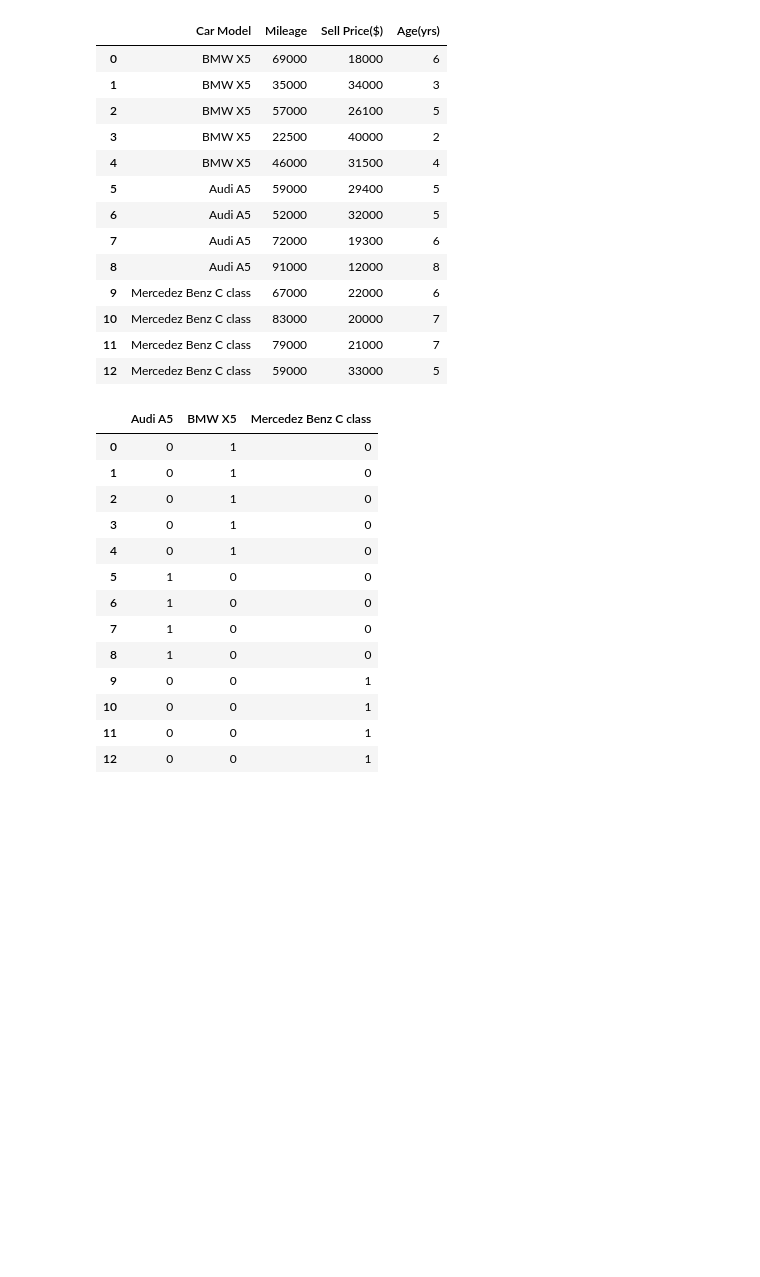
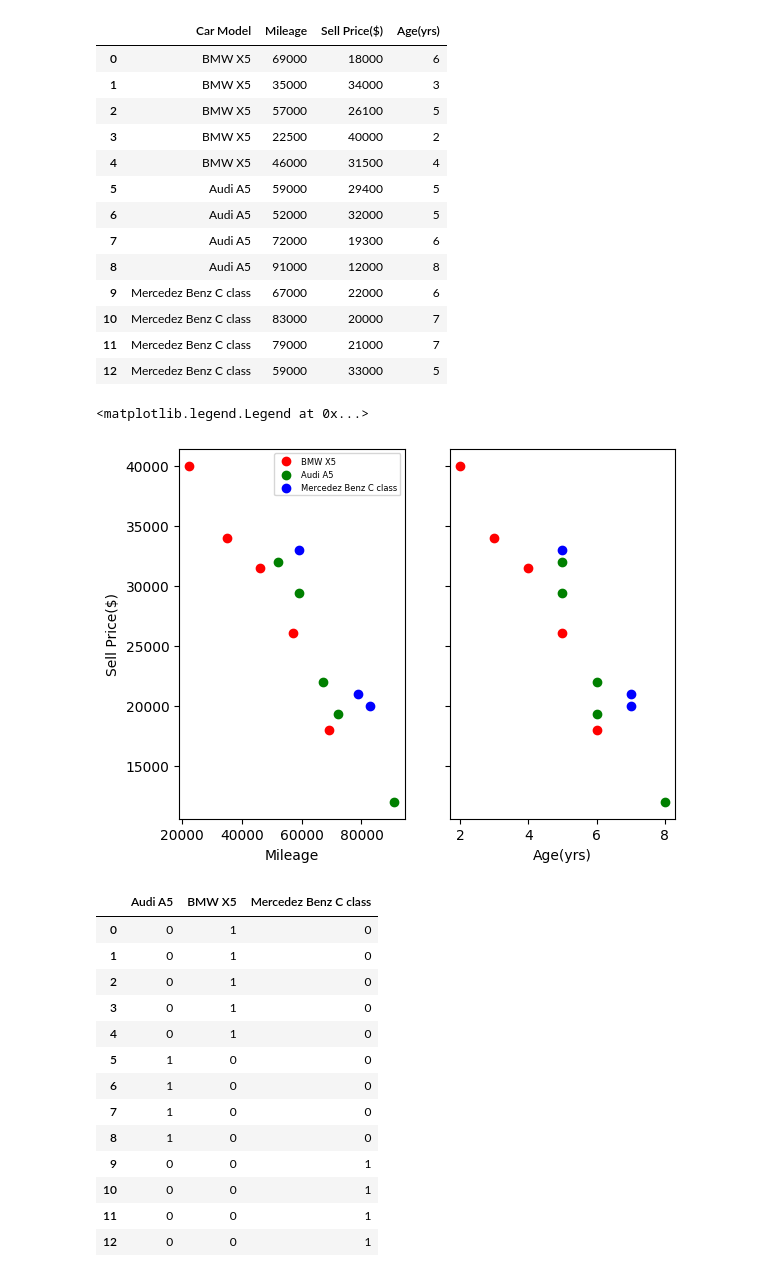
Before and after one commit to samucrespi/ML_basics, a Jupyter notebook: Lesson_05/exercise.ipynb, the cells around one changed output. Saved outputs shown, nothing was run; the diff lists cells and outputs as text; code cells hidden in the pictures; blank space fills up the shorter version.

```diff
--- a/Lesson_05/exercise.ipynb
+++ b/Lesson_05/exercise.ipynb
@@ -27,6 +27,24 @@ df
 | 10 | Mercedez Benz C class | 83000 | 20000 | 7 |
 | 11 | Mercedez Benz C class | 79000 | 21000 | 7 |
 | 12 | Mercedez Benz C class | 59000 | 33000 | 5 |
+# %%
+import matplotlib.pyplot as plt
+%matplotlib inline
+
+fig, axs = plt.subplots(1,2,sharey=True)
+axs[0].scatter(df.Mileage[:5],df["Sell Price($)"][:5],c='r',label="BMW X5")
+axs[0].scatter(df.Mileage[5:10],df["Sell Price($)"][5:10],c='g',label="Audi A5")
+axs[0].scatter(df.Mileage[10:],df["Sell Price($)"][10:],c='b',label="Mercedez Benz C class")
+axs[1].scatter(df["Age(yrs)"][:5],df["Sell Price($)"][:5],c='r',label="BMW X5")
+axs[1].scatter(df["Age(yrs)"][5:10],df["Sell Price($)"][5:10],c='g',label="Audi A5")
+axs[1].scatter(df["Age(yrs)"][10:],df["Sell Price($)"][10:],c='b',label="Mercedez Benz C class")
+axs[0].set_xlabel("Mileage")
+axs[0].set_ylabel("Sell Price($)")
+axs[1].set_xlabel("Age(yrs)")
+axs[0].legend(fontsize=6)
+# %% [output]
+<matplotlib.legend.Legend at 0x...>
+[figure, added]
 # %%
 dummies = pd.get_dummies(df["Car Model"])
 dummies
```
Also changed, not shown: parts of 2 cells of this notebook, 2 other files.
